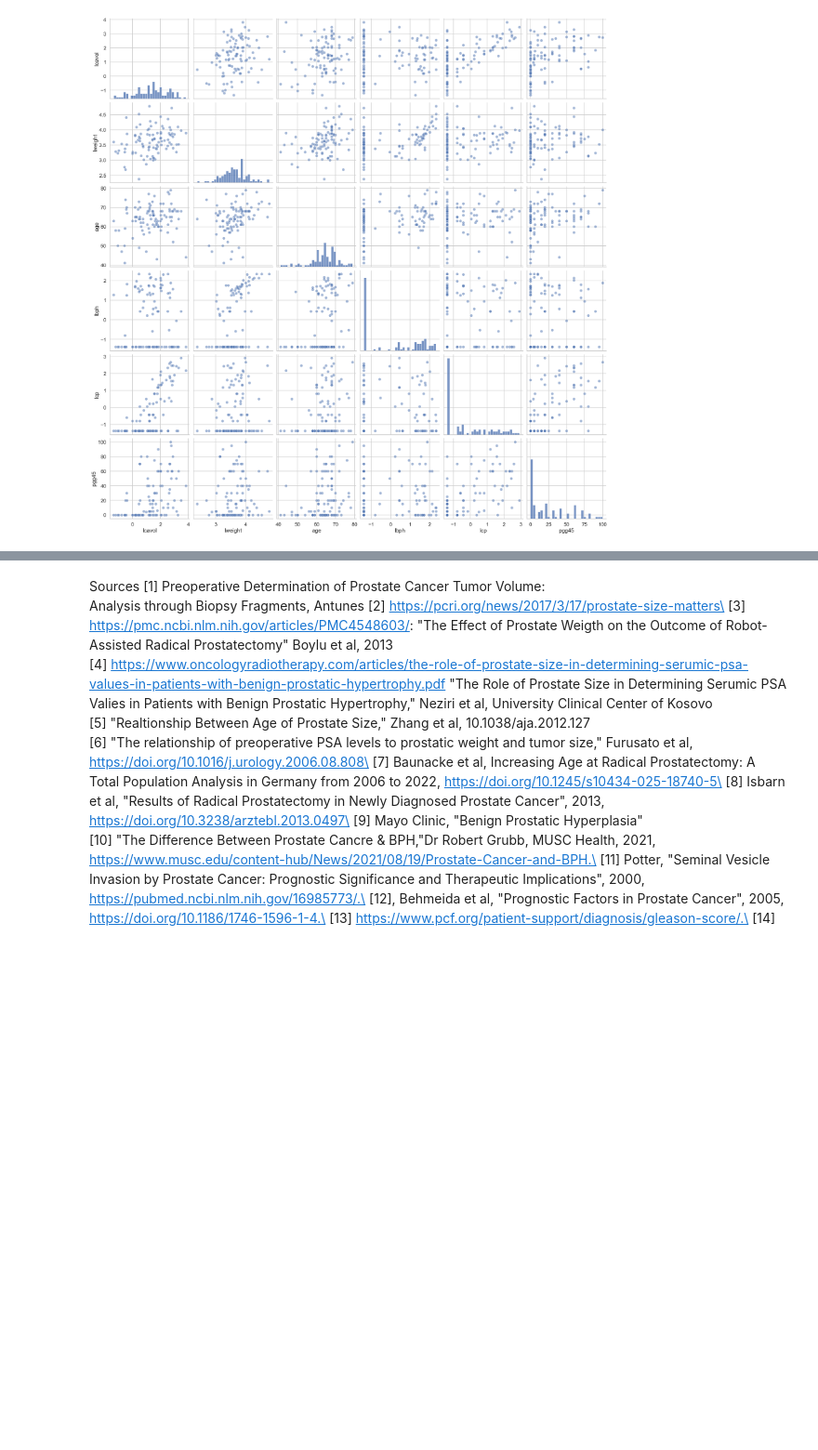
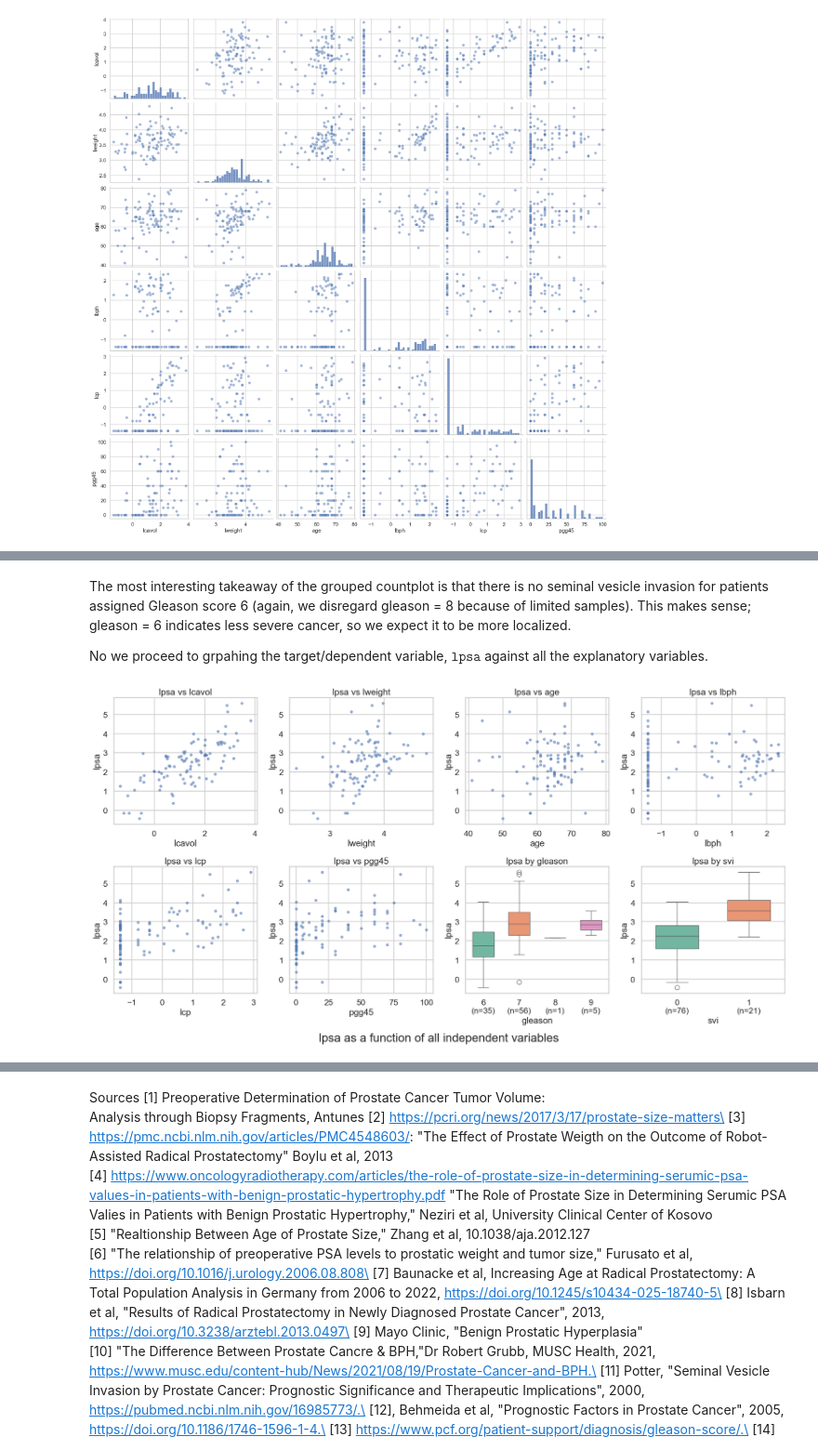
Before and after one commit to mayarubenstein/Statistical-Learning, a Jupyter notebook: eda_assignment.ipynb, the cells around one changed output, grey strips where cells are left out. Shown at 93% size. Cells and saved outputs as stored; diff of their text form; code cells hidden in the pictures; blank space fills up the shorter version.

```diff
--- a/eda_assignment.ipynb
+++ b/eda_assignment.ipynb
@@ -478,0 +510,38 @@ plt.show()
+# %% [markdown]
+The most interesting takeaway of the grouped countplot is that there is no seminal vesicle invasion for patients assigned Gleason score 6 (again, we disregard gleason = 8 because of limited samples). This makes sense; gleason = 6 indicates less severe cancer, so we expect it to be more localized.
+
+No we proceed to grpahing the target/dependent variable, $\texttt{lpsa}$ against all the explanatory variables.
+# %%
+pairplot_columns = ['lcavol', 'lweight', 'age', 'lbph', 'lcp', 'pgg45']
+cat_vars = ['gleason', 'svi']
+
+fig, axes = plt.subplots(2, 4, figsize=(20, 10))
+
+# Scatter plots: lpsa vs each continuous predictor
+for i, col in enumerate(pairplot_columns):
+    row, c = divmod(i, 4)
+    ax = axes[row, c]
+    ax.scatter(prostate_raw_csv[col], prostate_raw_csv['lpsa'], alpha=0.5, s=20)
+    ax.set_xlabel(col)
+    ax.set_ylabel('lpsa')
+    ax.set_title(f'lpsa vs {col}')
+
+# Box plots: lpsa vs gleason and svi
+for j, cat in enumerate(cat_vars):
+    ax = axes[1, 2 + j]
+    order = sorted(prostate_raw_csv[cat].unique())
+    sns.boxplot(data=prostate_raw_csv, x=cat, y='lpsa', order=order,
+                hue=cat, legend=False, ax=ax, palette='Set2', width=0.6)
+    counts = prostate_raw_csv[cat].value_counts()
+    ax.set_xticks(range(len(order)))
+    ax.set_xticklabels([f'{v}\n(n={counts[v]})' for v in order])
+    ax.set_xlabel(cat)
+    ax.set_ylabel('lpsa')
+    ax.set_title(f'lpsa by {cat}')
+
+fig.text(0.5, -0.02, 'lpsa as a function of all independent variables',
+         ha='center', fontsize=24)
+plt.tight_layout()
+plt.show()
+# %% [output]
+[figure, added]
```
Also changed, not shown: parts of 8 cells of this notebook.
